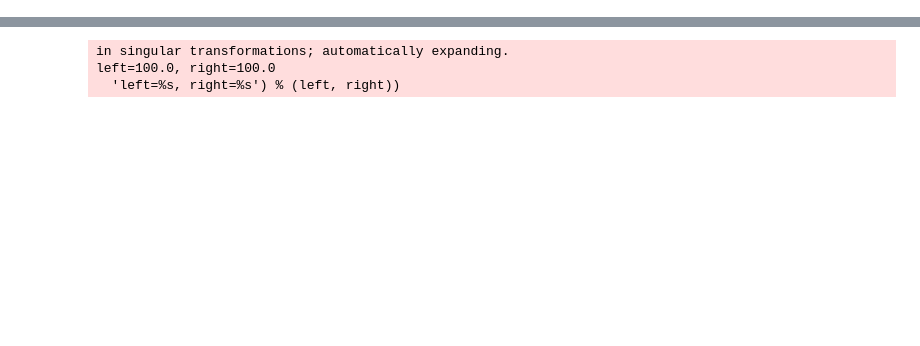
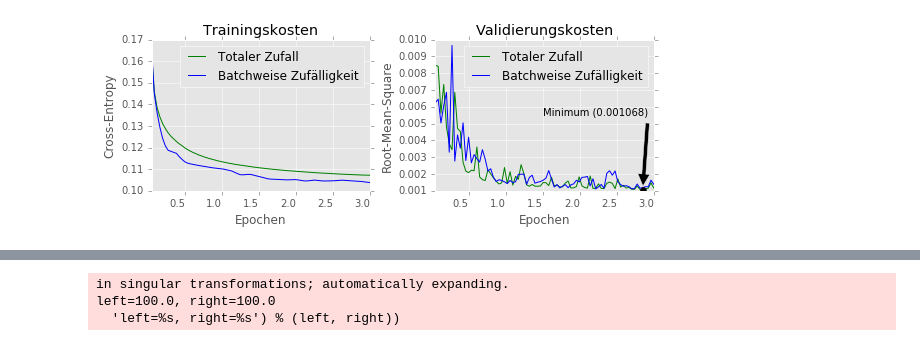
Before and after one commit to codingluke/ba-thesis-code, a Jupyter notebook: notebooks/metric_test.ipynb, the cells around one changed output, grey strips where cells are left out. Drawn from its saved outputs; the diff is of its cells as text; code cells hidden in the pictures; blank space fills up the shorter version.

```diff
--- a/notebooks/metric_test.ipynb
+++ b/notebooks/metric_test.ipynb
@@ -23 +65,5 @@ mr.plot(job_id=5)
+# %%
+mr.compair_plot(job_ids=[8,9],titles=[u'Totaler Zufall', u'Batchweise Zufälligkeit'], colors=['g', 'b'])
+# %% [output]
+[figure, added]
 # %%
```
Also changed, not shown: parts of 8 cells of this notebook, 2 other files.
